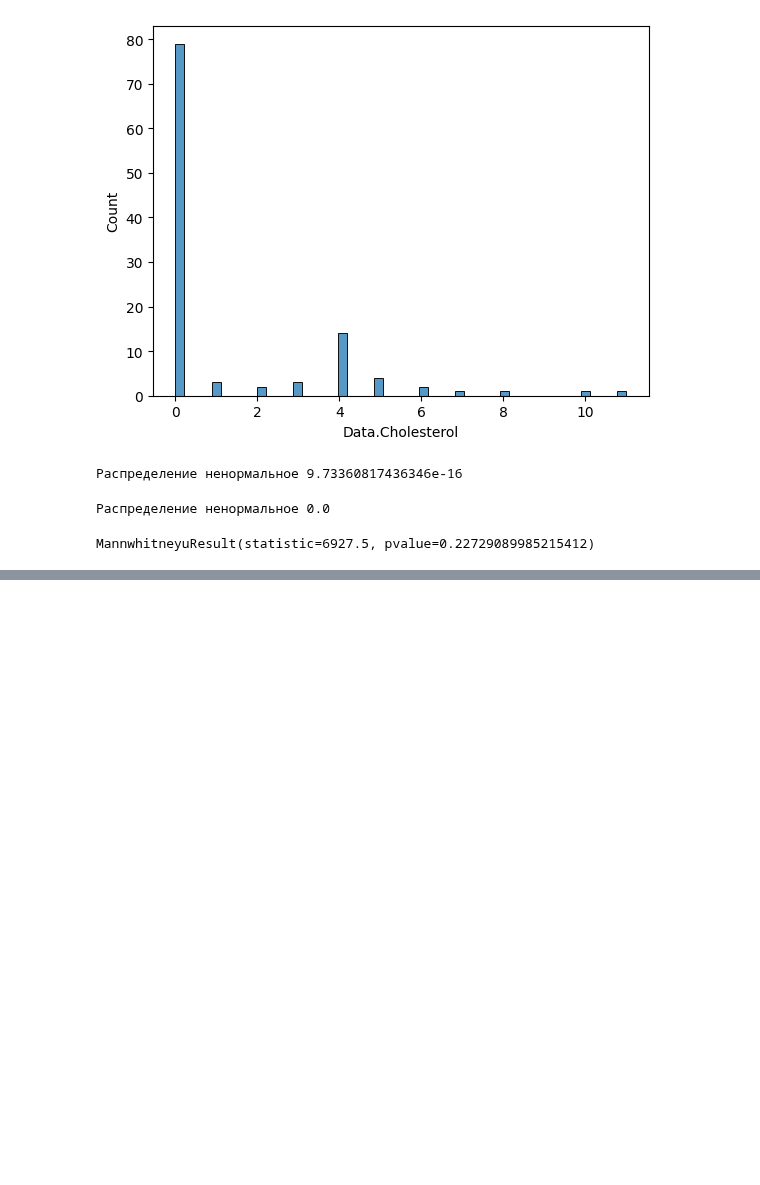
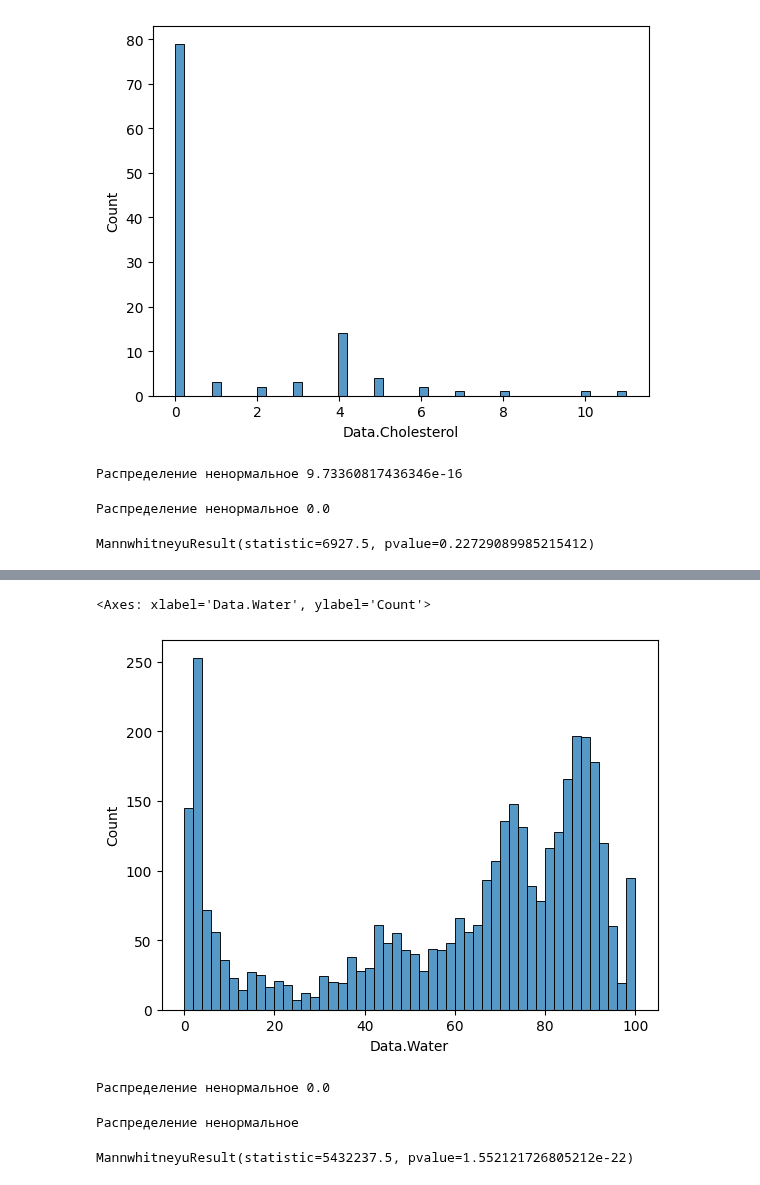
Before and after one commit to MariyaYu/Lesson_1, a Jupyter notebook: Untitled14.ipynb, the cells around one changed output, grey strips where cells are left out. Saved outputs shown, nothing was run; the diff lists cells and outputs as text; code cells hidden in the pictures; blank space fills up the shorter version.

```diff
--- a/Untitled14.ipynb
+++ b/Untitled14.ipynb
@@ -165,0 +196,25 @@ MannwhitneyuResult(statistic=6927.5, pvalue=0.22729089985215412)
+# %%
+sns.histplot(df3['Data.Water'], bins = 50)
+# %% [output]
+<Axes: xlabel='Data.Water', ylabel='Count'>
+[figure, added]
+# %%
+result = scipy.stats.shapiro(df3['Data.Water'])
+if result.pvalue > 0.05:
+    print("Распределение нормальное", result.pvalue)
+else:
+    print("Распределение ненормальное", result.pvalue)
+# %% [output]
+Распределение ненормальное 0.0
+# %%
+result = scipy.stats.anderson(df2['Data.Water'])
+if result.statistic < result.critical_values[2] and result.significance_level[2] > 0.05:
+    print("Распределение нормальное")
+else:
+    print("Распределение ненормальное")
+# %% [output]
+Распределение ненормальное
+# %%
+scipy.stats.mannwhitneyu(df2['Data.Water'], df3['Data.Water'])
+# %% [output]
+MannwhitneyuResult(statistic=5432237.5, pvalue=1.552121726805212e-22)
```
Also changed, not shown: parts of 5 cells of this notebook.
